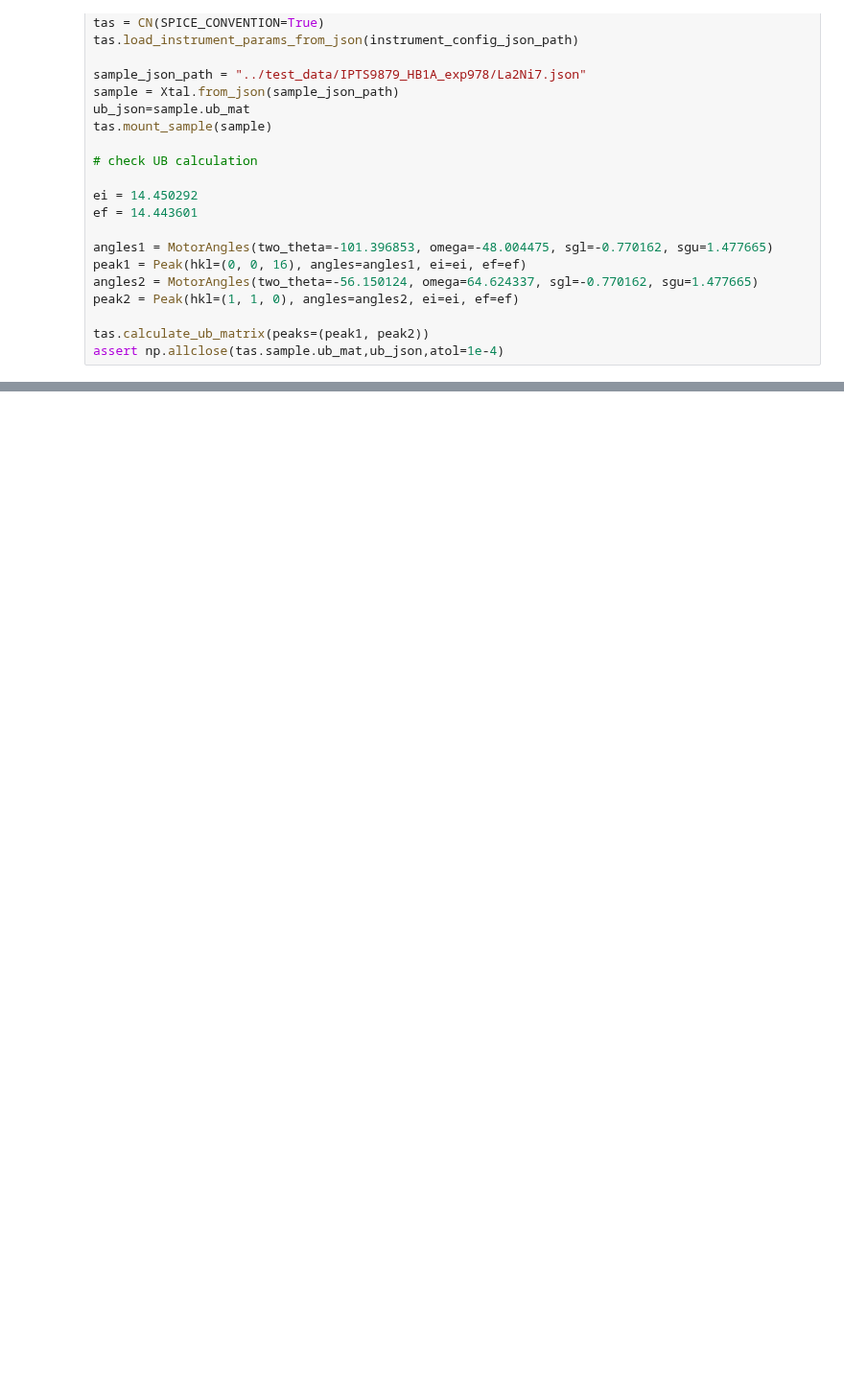
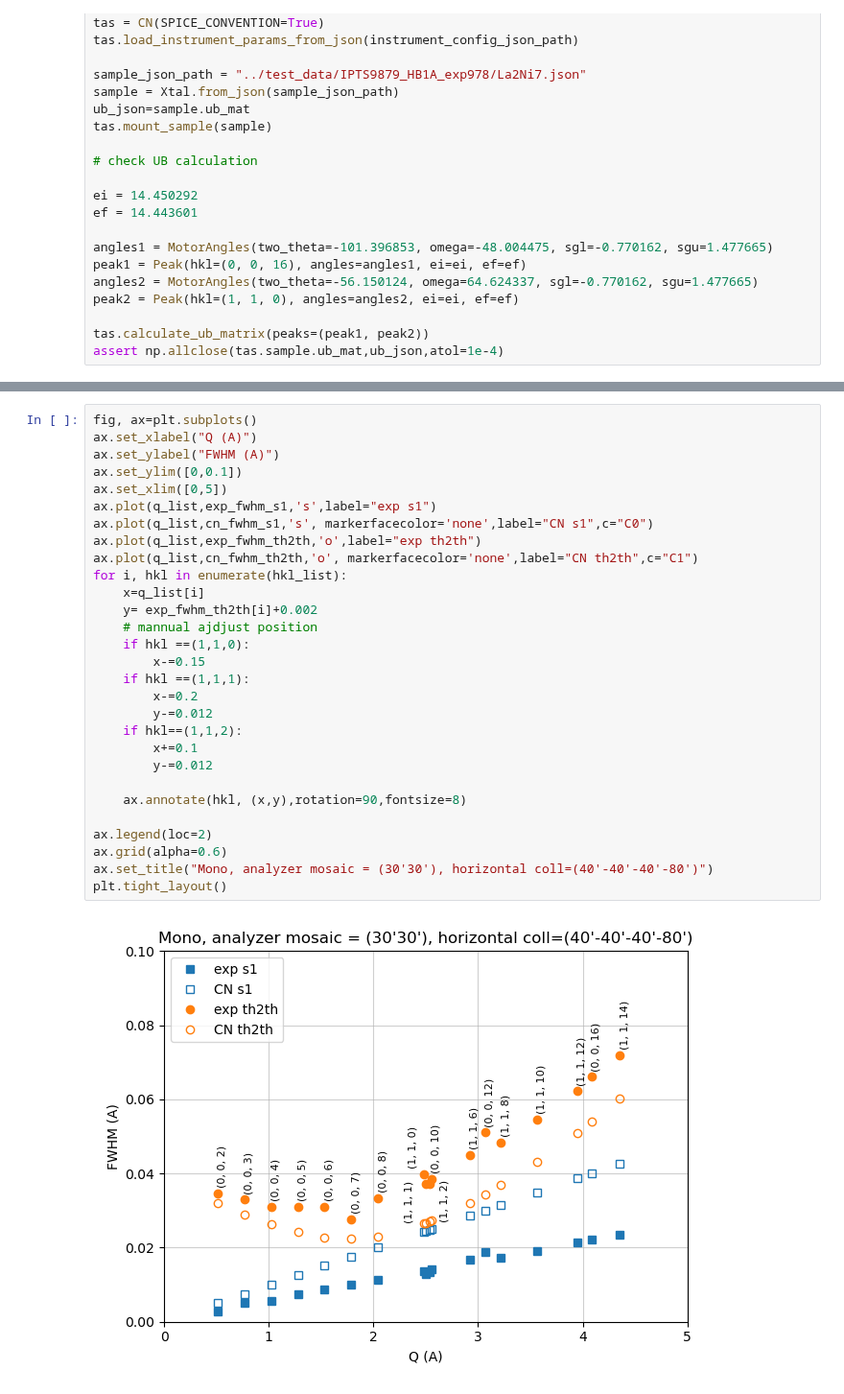
Before and after one commit to neutrons/TAVI, a Jupyter notebook: notebooks/La2Ni7_HB1A_resolution.ipynb, the cells around one changed output, grey strips where cells are left out. Shown at 96% size. Drawn from its saved outputs; the diff is of its cells as text; blank space fills up the shorter version.

```diff
--- a/notebooks/La2Ni7_HB1A_resolution.ipynb
+++ b/notebooks/La2Ni7_HB1A_resolution.ipynb
@@ -177,0 +282,31 @@ for info in scan_info:
+# %%
+fig, ax=plt.subplots()
+ax.set_xlabel("Q (A)")
+ax.set_ylabel("FWHM (A)")
+ax.set_ylim([0,0.1])
+ax.set_xlim([0,5])
+ax.plot(q_list,exp_fwhm_s1,'s',label="exp s1")
+ax.plot(q_list,cn_fwhm_s1,'s', markerfacecolor='none',label="CN s1",c="C0")
+ax.plot(q_list,exp_fwhm_th2th,'o',label="exp th2th")
+ax.plot(q_list,cn_fwhm_th2th,'o', markerfacecolor='none',label="CN th2th",c="C1")
+for i, hkl in enumerate(hkl_list):
+    x=q_list[i]
+    y= exp_fwhm_th2th[i]+0.002
+    # mannual ajdjust position
+    if hkl ==(1,1,0):
+        x-=0.15
+    if hkl ==(1,1,1):
+        x-=0.2
+        y-=0.012
+    if hkl==(1,1,2):
+        x+=0.1
+        y-=0.012
+
+    ax.annotate(hkl, (x,y),rotation=90,fontsize=8)
+
+ax.legend(loc=2)
+ax.grid(alpha=0.6)
+ax.set_title("Mono, analyzer mosaic = (30'30'), horizontal coll=(40'-40'-40'-80')")
+plt.tight_layout()
+# %% [output]
+[figure, added]
```
Also changed, not shown: parts of 9 cells of this notebook.
